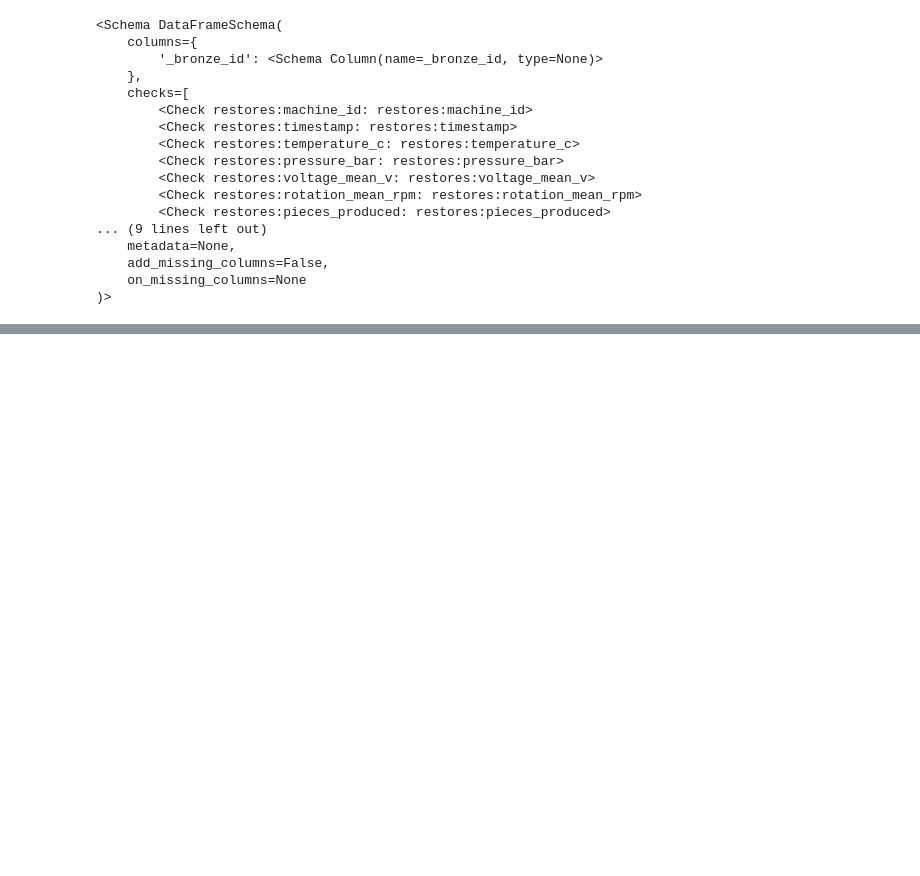
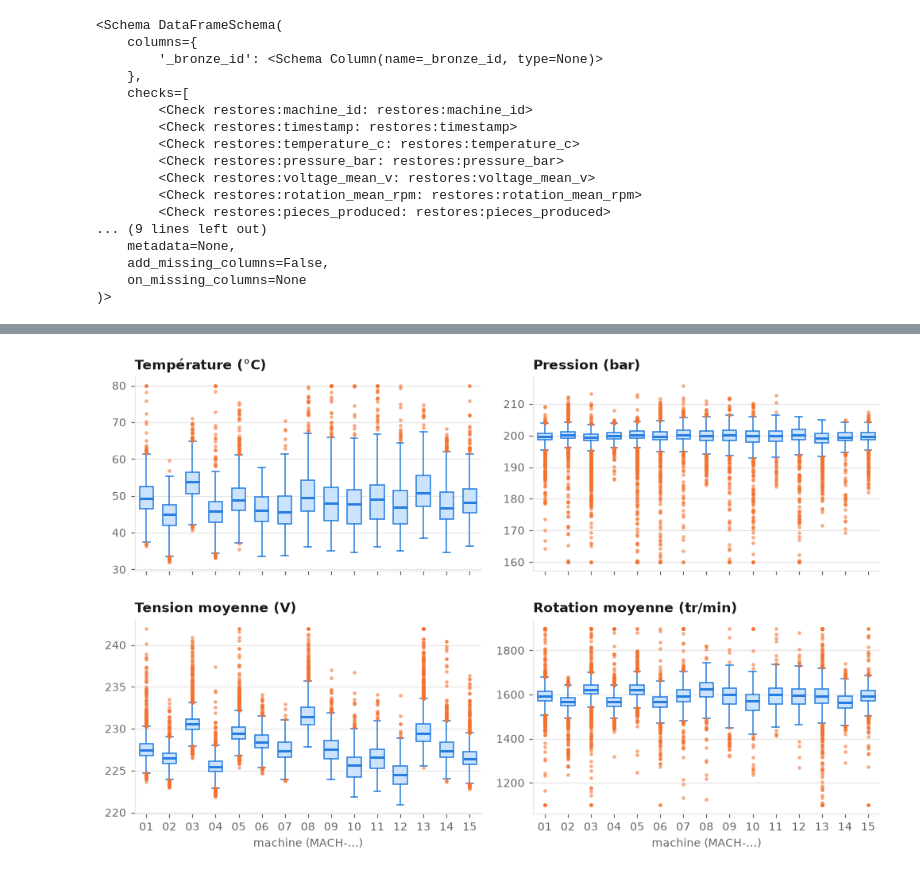
Before and after one commit to Xeliphmede/indusense, a Jupyter notebook: silver.ipynb, the cells around one changed output, grey strips where cells are left out. Cells and saved outputs as stored; diff of their text form; code cells hidden in the pictures; blank space fills up the shorter version.

```diff
--- a/silver.ipynb
+++ b/silver.ipynb
@@ -340,0 +541,15 @@ pd.DataFrame([vars(e) for e in validate_fidelity(contracts["telemetry.json"], fr
+# %%
+machines = sorted(telemetry["machine_id"].unique())
+fig, axes = plt.subplots(2, 2, figsize=(11, 6.5), sharex=True, gridspec_kw={"hspace": 0.25, "wspace": 0.15})
+for ax, column in zip(axes.flat, ["temperature_c", "pressure_bar", "voltage_mean_v", "rotation_mean_rpm"]):
+    ax.boxplot([telemetry.loc[telemetry["machine_id"] == m, column].dropna() for m in machines], widths=0.6,
+               flierprops={"marker": "o", "markersize": 3, "markerfacecolor": OUTLIER, "markeredgecolor": "none",
+                           "alpha": 0.6}, **BOX_STYLE)
+    ax.set_title(MEASURES[column])
+    ax.grid(axis="x", visible=False)
+for ax in axes[1]:
+    ax.set_xticks(range(1, len(machines) + 1), [m.removeprefix("MACH-") for m in machines])
+    ax.set_xlabel("machine (MACH-…)")
+plt.show()
+# %% [output]
+[figure, added]
```
Also changed, not shown: parts of 24 cells of this notebook, 12 other files.
